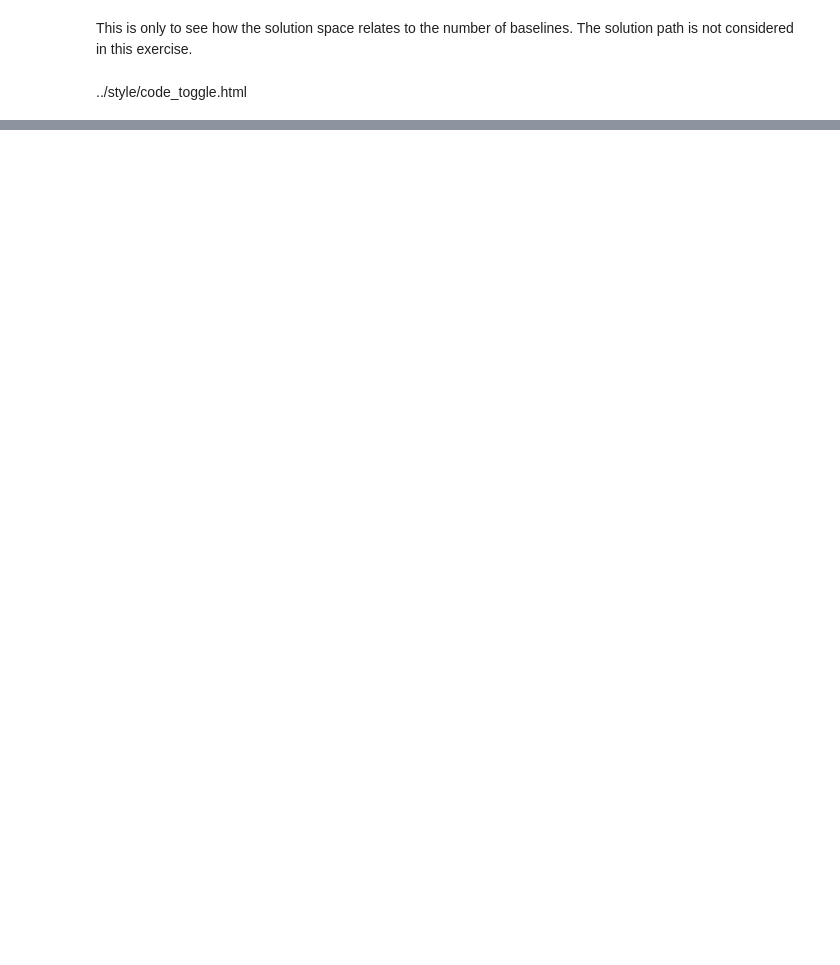
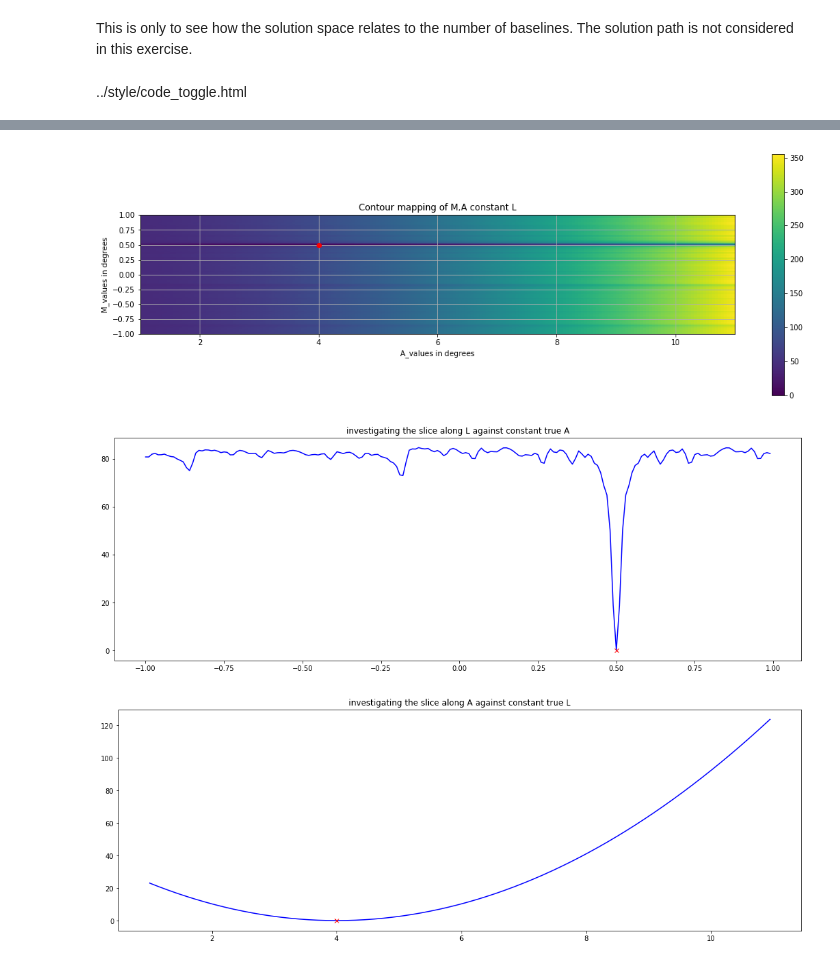
Before and after one commit to TiisQ/Honours-Project, a Jupyter notebook: Solution_Space_per_Baseline.ipynb, the cells around one changed output, grey strips where cells are left out. Saved outputs shown, nothing was run; the diff lists cells and outputs as text; code cells hidden in the pictures; blank space fills up the shorter version.

```diff
--- a/Solution_Space_per_Baseline.ipynb
+++ b/Solution_Space_per_Baseline.ipynb
@@ -82,0 +126,20 @@ Minimum of (M,A) at:  (150, 60)
+# %%
+plt.imshow(np.flipud(rr_constL), extent=[1,11,-1,1])
+plt.plot(x_true[2]*180/np.pi,x_true[1]*180/np.pi,'ro',lw=1)
+plt.colorbar()
+plt.grid()
+plt.xlabel("A_values in degrees")
+plt.ylabel("M_values in degrees")
+plt.title("Contour mapping of M,A constant L")
+plt.show()
+
+plt.plot(M*180/np.pi,rr_constL[:,Minimum_L[1]], 'b', x_true[1]*180/np.pi,[0],'rx')
+plt.title("investigating the slice along L against constant true A")
+plt.show()
+plt.plot(A*180/np.pi,rr_constL[Minimum_L[0],:], 'b', x_true[2]*180/np.pi,[0],'rx')
+plt.title("investigating the slice along A against constant true L")
+plt.show()
+# %% [output]
+[figure, added]
+[figure, added]
+[figure, added]
```
Also changed, not shown: parts of 5 cells of this notebook.
